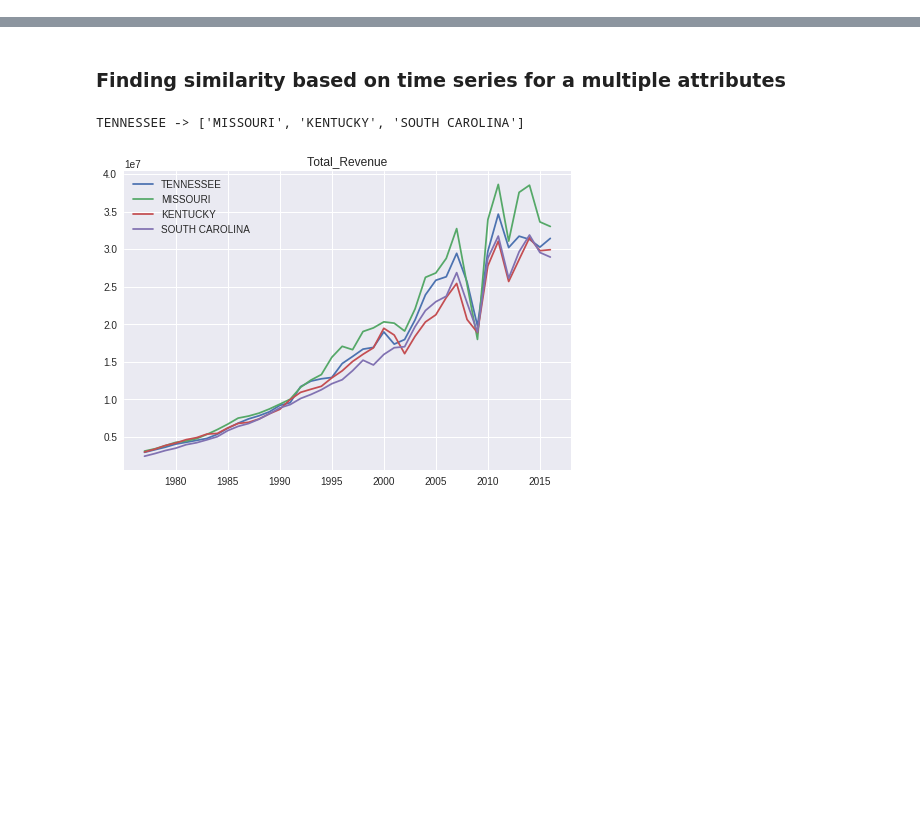
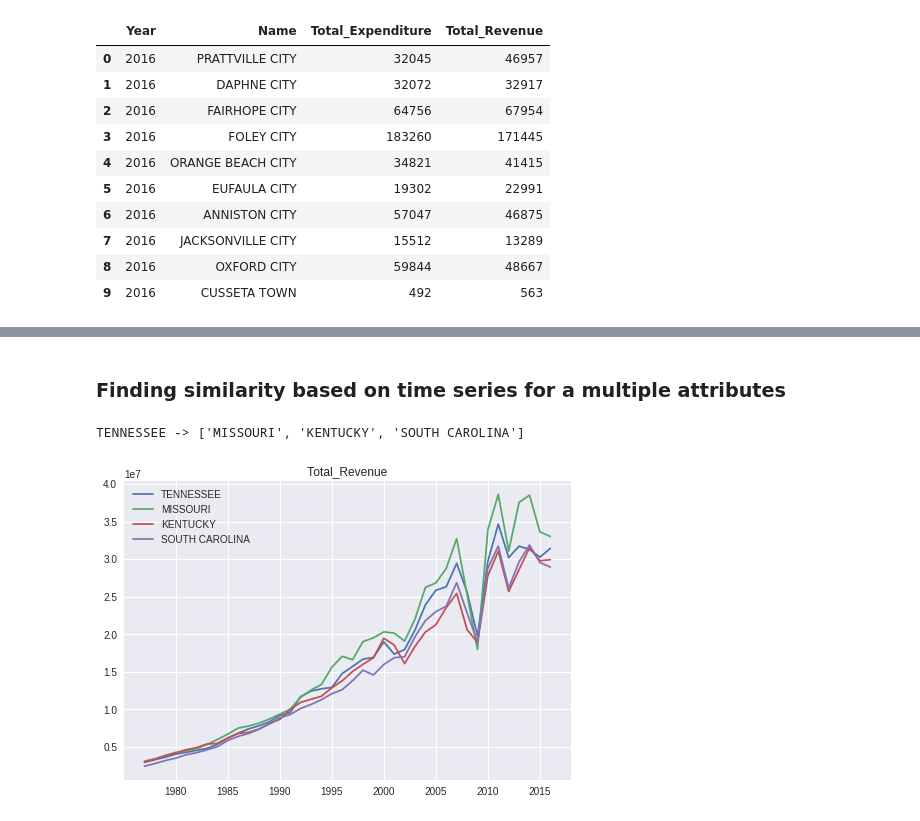
Before and after one commit to TruthTreeASD/ml, a Jupyter notebook: ASD_clustering2.ipynb, the cells around one changed output, grey strips where cells are left out. Cells and saved outputs as stored; diff of their text form; code cells hidden in the pictures; blank space fills up the shorter version.

```diff
--- a/ASD_clustering2.ipynb
+++ b/ASD_clustering2.ipynb
@@ -68,0 +121,15 @@ def getSimilarStates(state, attribute, num=1):
+# %%
+df = df[['Year', 'Name', attribute, norm_by]]
+df.head(10)
+# %% [output]
+|  | Year | Name | Total_Expenditure | Total_Revenue |
+| 0 | 2016 | PRATTVILLE CITY | 32045 | 46957 |
+| 1 | 2016 | DAPHNE CITY | 32072 | 32917 |
+| 2 | 2016 | FAIRHOPE CITY | 64756 | 67954 |
+| 3 | 2016 | FOLEY CITY | 183260 | 171445 |
+| 4 | 2016 | ORANGE BEACH CITY | 34821 | 41415 |
+| 5 | 2016 | EUFAULA CITY | 19302 | 22991 |
+| 6 | 2016 | ANNISTON CITY | 57047 | 46875 |
+| 7 | 2016 | JACKSONVILLE CITY | 15512 | 13289 |
+| 8 | 2016 | OXFORD CITY | 59844 | 48667 |
+| 9 | 2016 | CUSSETA TOWN | 492 | 563 |
```
Also changed, not shown: parts of 33 cells of this notebook.
